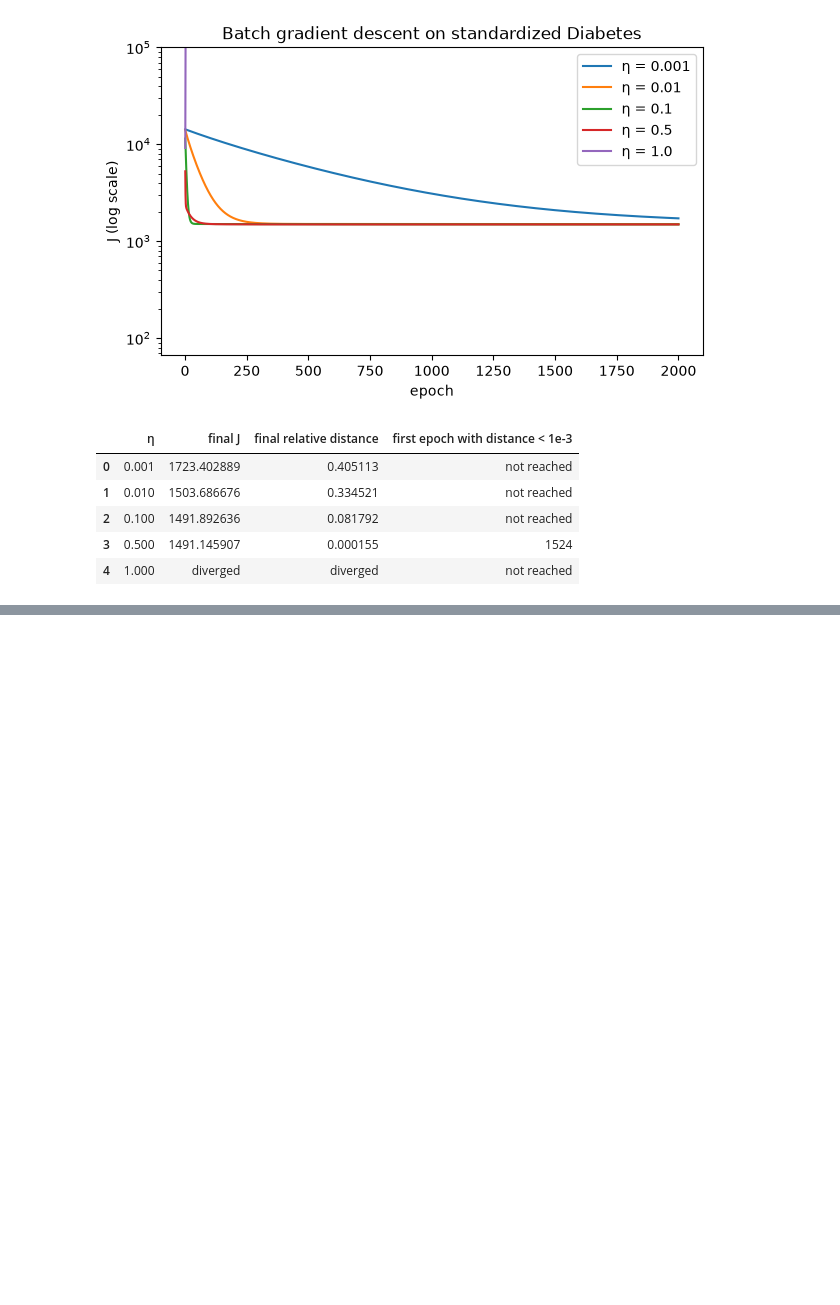
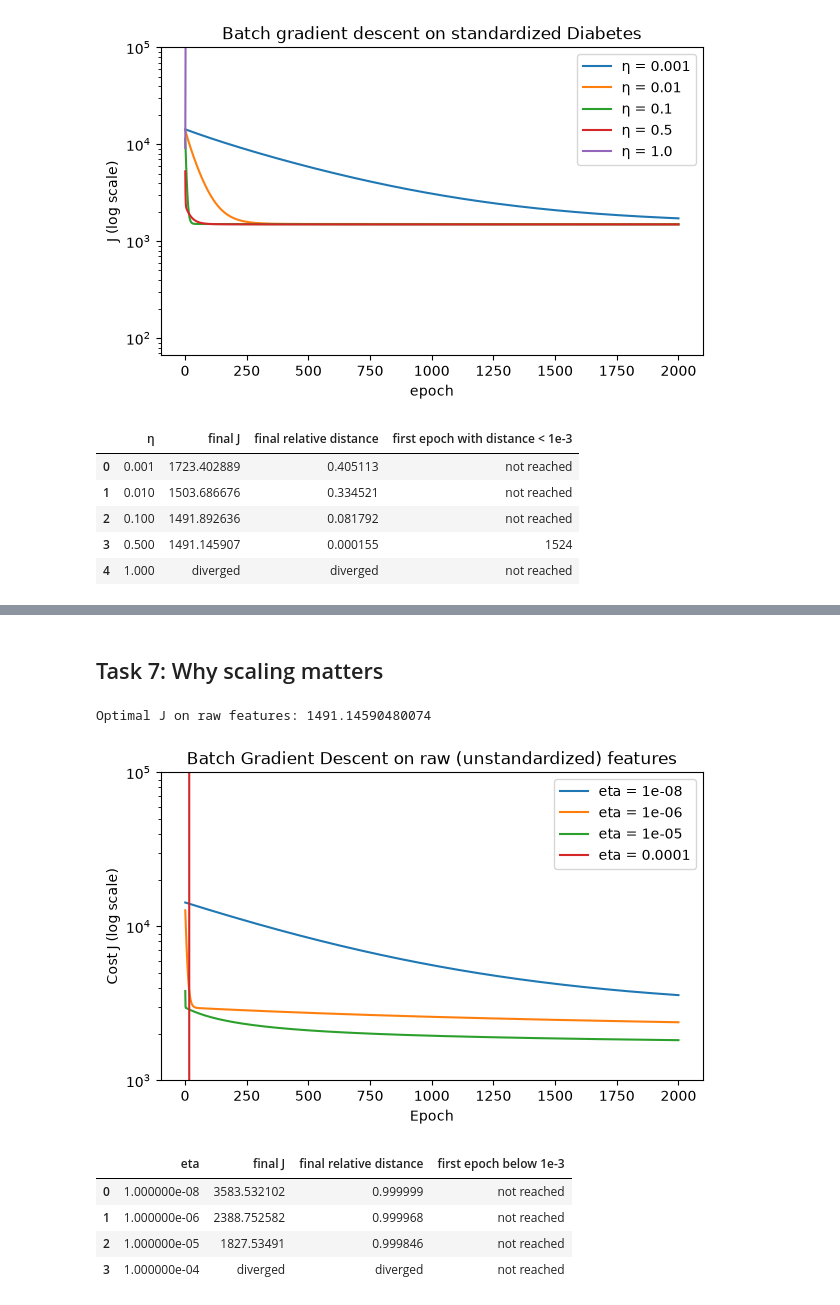
Before and after one commit to salmaselim77/intro-to-ml-assignment, a Jupyter notebook: assignment2.ipynb, the cells around one changed output, grey strips where cells are left out. Saved outputs shown, nothing was run; the diff lists cells and outputs as text; code cells hidden in the pictures; blank space fills up the shorter version.

Commit message:
Complete Task 5-8 mini-batch gradient descent

```diff
--- a/assignment2.ipynb
+++ b/assignment2.ipynb
@@ -491,0 +400,11 @@ max |w_scratch - w_sklearn| = 9.734435479913373e-13
+# %%
+# Verify against scikit-learn
+model = LinearRegression()
+model.fit(X_train[:, 1:], y_train)
+
+w_sklearn = np.r_[model.intercept_, model.coef_]
+
+difference = np.max(np.abs(w_star - w_sklearn))
+
+print("Maximum difference:", difference)
+assert difference < 1e-6
@@ -570,0 +558,56 @@ pd.DataFrame(rows)
+# %% [markdown]
+## Task 7: Why scaling matters
+# %%
+
+w_star_raw = normal_equation(X_train_raw, y_train)
+J_star = compute_cost(X_train_raw, y_train, w_star_raw)
+print("Optimal J on raw features:", J_star)
+
+num_epochs = 2000
+etas_raw = [1e-8, 1e-6, 1e-5, 1e-4]
+results_raw = []
+
+plt.figure(figsize=(7, 4))
+
+for eta in etas_raw:
+    w, J_history, dist_history = gradient_descent(
+        X_train_raw, y_train, eta, num_epochs, w_star_raw
+    )
+
+    diverged = (not np.all(np.isfinite(J_history))) or J_history.max() > 1e30
+
+    plt.semilogy(range(1, num_epochs + 1), J_history, label=f"eta = {eta}")
+
+    if diverged:
+        final_J = "diverged"
+        final_distance = "diverged"
+        first_epoch = "not reached"
+    else:
+        final_J = J_history[-1]
+        final_distance = dist_history[-1]
+        reached = np.where(dist_history < 1e-3)[0]
+        first_epoch = reached[0] + 1 if len(reached) > 0 else "not reached"
+
+    results_raw.append({
+        "eta": eta,
+        "final J": final_J,
+        "final relative distance": final_distance,
+        "first epoch below 1e-3": first_epoch
+    })
+
+plt.ylim(1e3, 1e5)
+plt.xlabel("Epoch")
+plt.ylabel("Cost J (log scale)")
+plt.title("Batch Gradient Descent on raw (unstandardized) features")
+plt.legend()
+plt.show()
+
+pd.DataFrame(results_raw)
+# %% [output]
+Optimal J on raw features: 1491.14590480074
+[figure, added]
+|  | eta | final J | final relative distance | first epoch below 1e-3 |
+| 0 | 1.000000e-08 | 3583.532102 | 0.999999 | not reached |
+| 1 | 1.000000e-06 | 2388.752582 | 0.999968 | not reached |
+| 2 | 1.000000e-05 | 1827.53491 | 0.999846 | not reached |
+| 3 | 1.000000e-04 | diverged | diverged | not reached |
```
Also changed, not shown: parts of 26 cells of this notebook.
